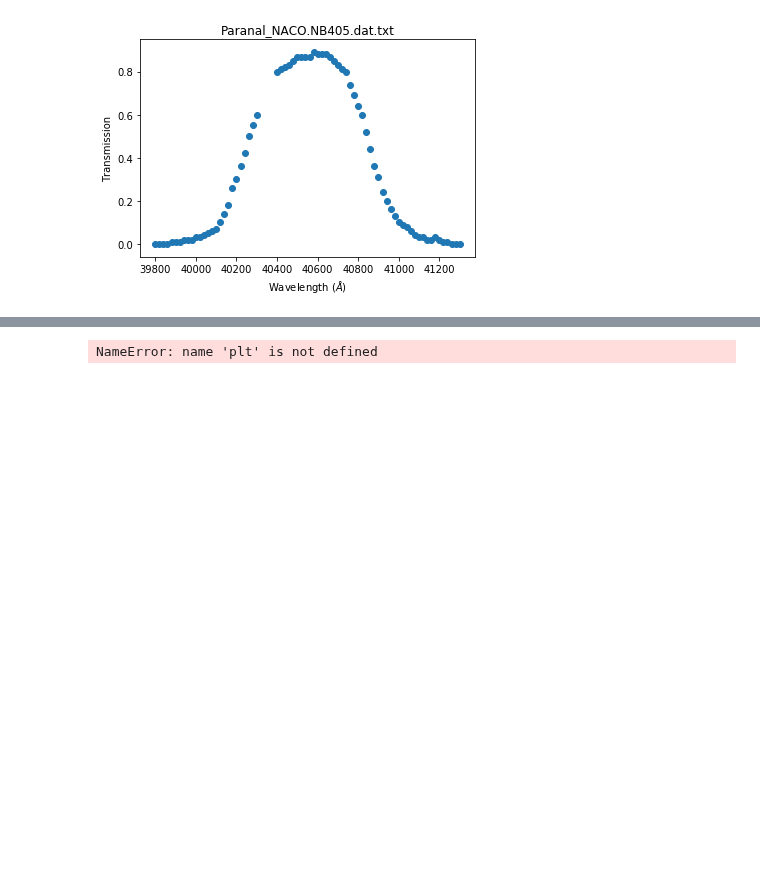
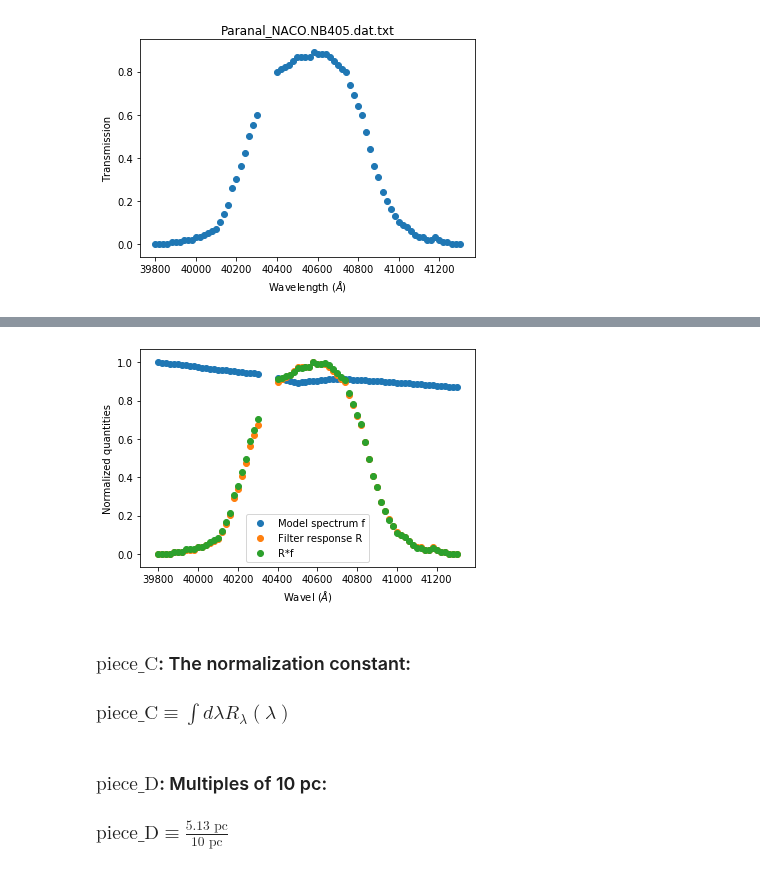
Before and after one commit to mwanakijiji/lbti_altair_fizeau, a Jupyter notebook: notebooks_for_development/determine_abs_mag_altair.ipynb, the cells around one changed output, grey strips where cells are left out. Saved outputs shown, nothing was run; the diff lists cells and outputs as text; code cells hidden in the pictures; blank space fills up the shorter version.

Commit message:
color_error_v2 and determine_abs_mag notebooks done, 1st draft

```diff
--- a/notebooks_for_development/determine_abs_mag_altair.ipynb
+++ b/notebooks_for_development/determine_abs_mag_altair.ipynb
@@ -262,18 +167,0 @@ plt.show()
-# %%
-# plot BBs only
-
-plt.clf()
-plt.plot((1e-4)*bb_00200K["wavel_angs"],np.divide(bb_00200K["flux"],np.max(bb_00200K["flux"])),label="BB, 200K")
-plt.plot((1e-4)*bb_00400K["wavel_angs"],np.divide(bb_00400K["flux"],np.max(bb_00400K["flux"])),label="BB, 400K")
-plt.plot((1e-4)*bb_00650K["wavel_angs"],np.divide(bb_00650K["flux"],np.max(bb_00650K["flux"])),label="BB, 650K")
-plt.plot((1e-4)*bb_02800K["wavel_angs"],np.divide(bb_02800K["flux"],np.max(bb_02800K["flux"])),label="BB, 2800K")
-plt.axvline(x=4.02, linestyle=":")
-plt.axvline(x=4.08, linestyle=":")
-plt.xlim([0,40])
-plt.xlabel("Wavelength (um)")
-plt.ylabel("Emission")
-plt.title("Normalized BB emission based on re-emitted redistributed incident energy")
-plt.legend()
-plt.show()
-# %% [output]
-NameError: name 'plt' is not defined
@@ -292,0 +168,4 @@ plt.show()
+# %%
+# now multiply the surface flux by the filter transmission to obtain the integrand
+
+integrand_piece_B = np.multiply(nb405_transmission["transmission"],model_surf_flux_filter_abcissa)
@@ -292,0 +176,22 @@ plt.show()
+# %%
+# plot everything so far
+
+plt.clf()
+plt.scatter(nb405_transmission["wavel_angs"],
+            np.divide(model_surf_flux_filter_abcissa,np.max(model_surf_flux_filter_abcissa)),
+            label="Model spectrum f")
+plt.scatter(nb405_transmission["wavel_angs"],
+            np.divide(nb405_transmission["transmission"],np.max(nb405_transmission["transmission"])),
+            label="Filter response R")
+plt.scatter(nb405_transmission["wavel_angs"],
+            np.divide(integrand_piece_B,np.max(integrand_piece_B)),
+            label="R*f")
+plt.legend()
+plt.xlabel("Wavel ($\AA$)")
+plt.ylabel("Normalized quantities")
+plt.show()
+# %% [output]
+[figure, added]
+# %% [markdown]
+### $\textrm{piece_C}$: The normalization constant:
+### $\textrm{piece_C} \equiv \int d\lambda R_{\lambda}(\lambda) $
@@ -292,0 +202,3 @@ plt.show()
+# %% [markdown]
+### $\textrm{piece_D}$: Multiples of 10 pc:
+### $\textrm{piece_D} \equiv \frac{\textrm{5.13 pc}}{\textrm{10 pc}} $
```
Also changed, not shown: parts of 57 cells of this notebook, 1 other file.
